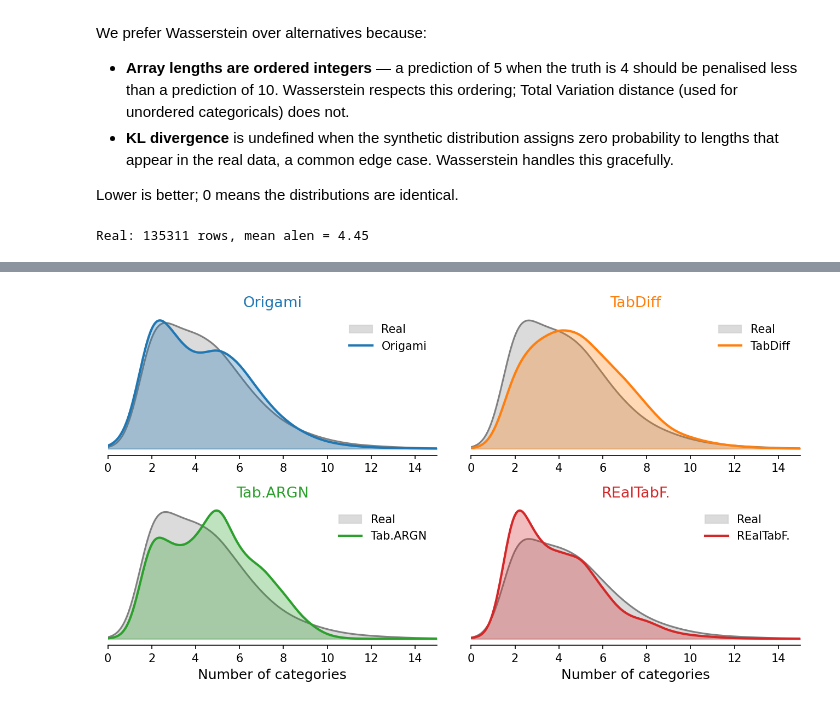
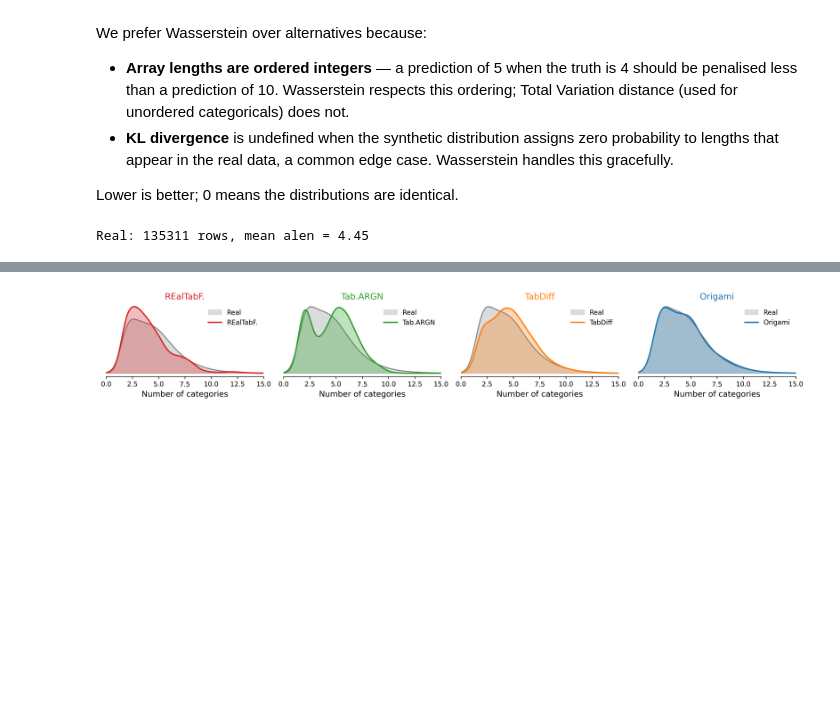
Before and after one commit to rueckstiess/origami-jsynth, a Jupyter notebook: notebooks/yelp_array_length.ipynb, the cells around one changed output, grey strips where cells are left out. Drawn from its saved outputs; the diff is of its cells as text; code cells hidden in the pictures; blank space fills up the shorter version.

```diff
--- a/notebooks/yelp_array_length.ipynb
+++ b/notebooks/yelp_array_length.ipynb
@@ -105,37 +105,37 @@ plt.show()
 # %%
 from scipy.stats import gaussian_kde
 
 MAX_LEN = 15
 xs = np.linspace(0, MAX_LEN, 300)
 kde_real = gaussian_kde(real_lens, bw_method=0.3)
 
-fig, axes = plt.subplots(2, 2, figsize=(9, 5), dpi=150)
+fig, axes = plt.subplots(1, 4, figsize=(15, 2.5), dpi=300)
 
-for ax, name in zip(axes.flat, MODEL_ORDER):
+for ax, name in zip(axes.flat, reversed(MODEL_ORDER), strict=True):
     kde_synth = gaussian_kde(synth_lens[name], bw_method=0.3)
 
     ax.fill_between(xs, kde_real(xs), color="lightgrey", alpha=0.8, label="Real", zorder=1)
     ax.plot(xs, kde_real(xs), color="grey", lw=1.5, zorder=2)
     ax.fill_between(xs, kde_synth(xs), color=COLORS[name], alpha=0.3, zorder=3)
     ax.plot(xs, kde_synth(xs), color=COLORS[name], lw=2, label=name, zorder=4)
 
     ax.set_xlim(0, MAX_LEN)
     ax.set_yticks([])
     ax.set_title(name, fontsize=13, color=COLORS[name])
     ax.spines["top"].set_visible(False)
     ax.spines["right"].set_visible(False)
     ax.spines["left"].set_visible(False)
     ax.legend(fontsize=10, frameon=False)
 
-for ax in axes[1]:
+for ax in axes:
     ax.set_xlabel("Number of categories", fontsize=12)
 
 plt.tight_layout()
 plt.savefig("yelp_array_length_dist.pdf", bbox_inches="tight", dpi=300)
 plt.savefig("yelp_array_length_dist.png", bbox_inches="tight", dpi=300, transparent=True)
 plt.show()
 # %% [output]
-[figure, old version]
+[figure, new version]
 # %%
 MAX_LEN = 15
 bins = np.arange(0, MAX_LEN + 2) - 0.5
```
Also changed, not shown: parts of 3 cells of this notebook, 31 other files.
